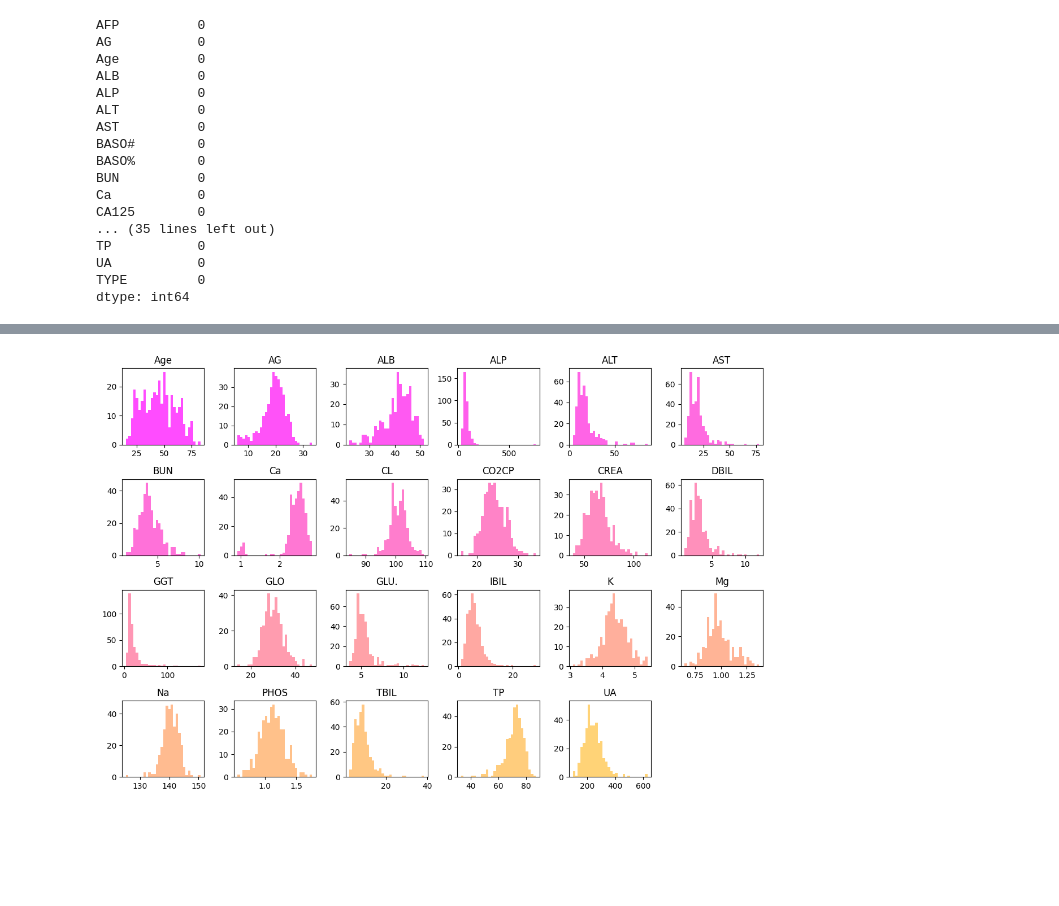
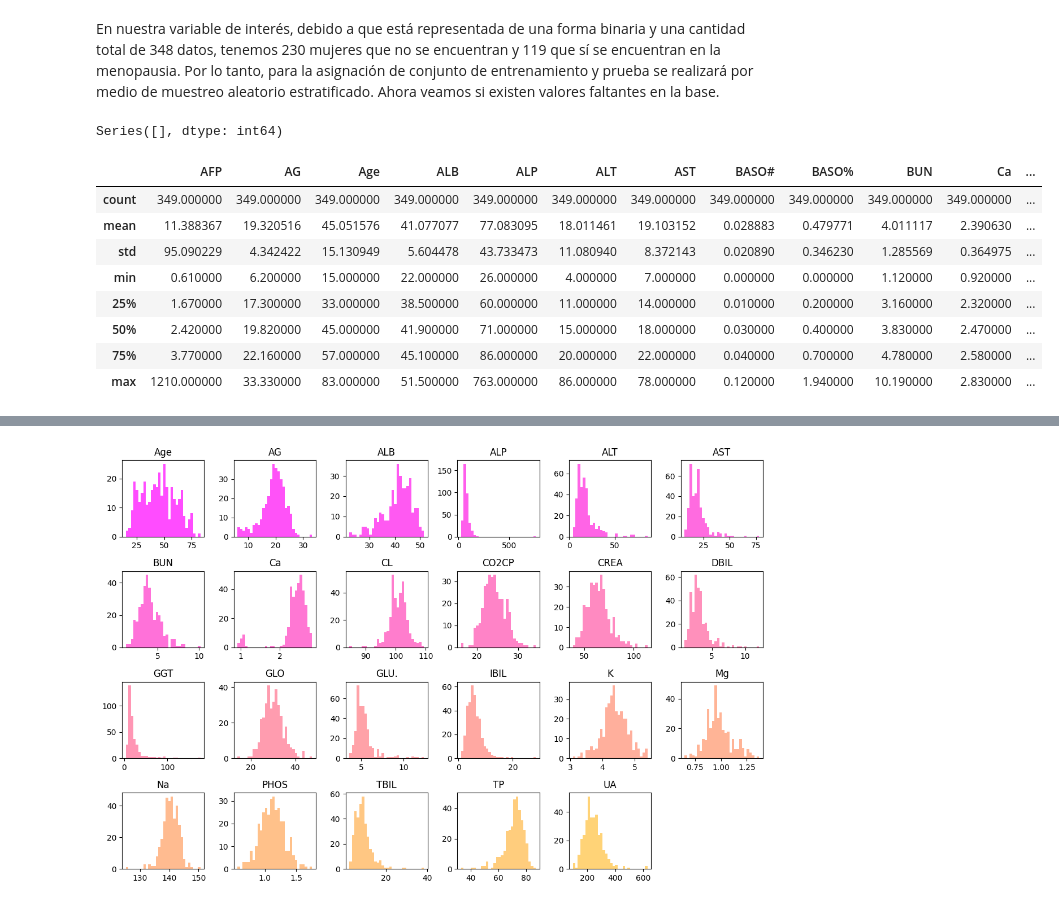
Before and after one commit to danahdzn/Analisis-predictivo-de-menopausia, a Jupyter notebook: Analisis Predictivo de la Menopausia.ipynb, the cells around one changed output, grey strips where cells are left out. Saved outputs shown, nothing was run; the diff lists cells and outputs as text; code cells hidden in the pictures; blank space fills up the shorter version.

```diff
--- a/Analisis Predictivo de la Menopausia.ipynb
+++ b/Analisis Predictivo de la Menopausia.ipynb
@@ -3,7 +6,10 @@ import numpy as np
 import pandas as pd
 pd.set_option('display.max_columns', None)
 import matplotlib.pyplot as plt
-OvarianTotal = pd.read_csv('C:/Users/danaa/OneDrive/Documents/Universidad/Redes Neuronales/Project/ovariantotal.csv')
-Blood_Routine = pd.read_csv('C:/Users/danaa/OneDrive/Documents/Universidad/Redes Neuronales/Project/OC_Blood_Routine.csv')
-General_Chem= pd.read_csv('C:/Users/danaa/OneDrive/Documents/Universidad/Redes Neuronales/Project/OC_Genarel_Chem.csv')
-Marker = pd.read_csv('C:/Users/danaa/OneDrive/Documents/Universidad/Redes Neuronales/Project/OC_Marker.csv')
+OvarianTotal = pd.read_csv('ovariantotal.csv')
+Blood_Routine = pd.read_csv('OC_Blood_Routine.csv')
+General_Chem= pd.read_csv('OC_Genarel_Chem.csv')
+Marker = pd.read_csv('OC_Marker.csv')
+#Visualizamos la estructura de nuestros datos
+OvarianTotal
+# Observemos como nuestra variable de interés se encuentra asignado como una variable binaria
@@ -34,21 +54,21 @@ Name: count, dtype: int64
+# %% [markdown]
+En nuestra variable de interés, debido a que está representada de una forma binaria y una cantidad total de 348 datos, tenemos 230 mujeres que no se encuentran y 119 que sí se encuentran en la menopausia. Por lo tanto, para la asignación de conjunto de entrenamiento y prueba se realizará por medio de muestreo aleatorio estratificado. Ahora veamos si existen valores faltantes en la base.
 # %%
 # Determinamos cuantos son los missing values que tenemos en nuestra base
-print(OvarianTotal.isnull().sum())
+missing_values = OvarianTotal.isnull().sum()
+missing_values = missing_values[missing_values > 0]
+# Veamos como no tenemos valores faltantes en nuestra base de datos
+print(missing_values)
+# Ahora, observemos estadisticas de cada una de uestras variables
+OvarianTotal.describe()
 # %% [output]
-AFP          0
-AG           0
-Age          0
-ALB          0
-ALP          0
-ALT          0
-AST          0
-BASO#        0
-BASO%        0
-BUN          0
-Ca           0
-CA125        0
-... (35 lines left out)
-TP           0
-UA           0
-TYPE         0
-dtype: int64
+Series([], dtype: int64)
+|  | AFP | AG | Age | ALB | ALP | ALT | AST | BASO# | BASO% | BUN | Ca | ... |
+| count | 349.000000 | 349.000000 | 349.000000 | 349.000000 | 349.000000 | 349.000000 | 349.000000 | 349.000000 | 349.000000 | 349.000000 | 349.000000 | ... |
+| mean | 11.388367 | 19.320516 | 45.051576 | 41.077077 | 77.083095 | 18.011461 | 19.103152 | 0.028883 | 0.479771 | 4.011117 | 2.390630 | ... |
+| std | 95.090229 | 4.342422 | 15.130949 | 5.604478 | 43.733473 | 11.080940 | 8.372143 | 0.020890 | 0.346230 | 1.285569 | 0.364975 | ... |
+| min | 0.610000 | 6.200000 | 15.000000 | 22.000000 | 26.000000 | 4.000000 | 7.000000 | 0.000000 | 0.000000 | 1.120000 | 0.920000 | ... |
+| 25% | 1.670000 | 17.300000 | 33.000000 | 38.500000 | 60.000000 | 11.000000 | 14.000000 | 0.010000 | 0.200000 | 3.160000 | 2.320000 | ... |
+| 50% | 2.420000 | 19.820000 | 45.000000 | 41.900000 | 71.000000 | 15.000000 | 18.000000 | 0.030000 | 0.400000 | 3.830000 | 2.470000 | ... |
+| 75% | 3.770000 | 22.160000 | 57.000000 | 45.100000 | 86.000000 | 20.000000 | 22.000000 | 0.040000 | 0.700000 | 4.780000 | 2.580000 | ... |
+| max | 1210.000000 | 33.330000 | 83.000000 | 51.500000 | 763.000000 | 86.000000 | 78.000000 | 0.120000 | 1.940000 | 10.190000 | 2.830000 | ... |
```
Also changed, not shown: parts of 16 cells of this notebook.
